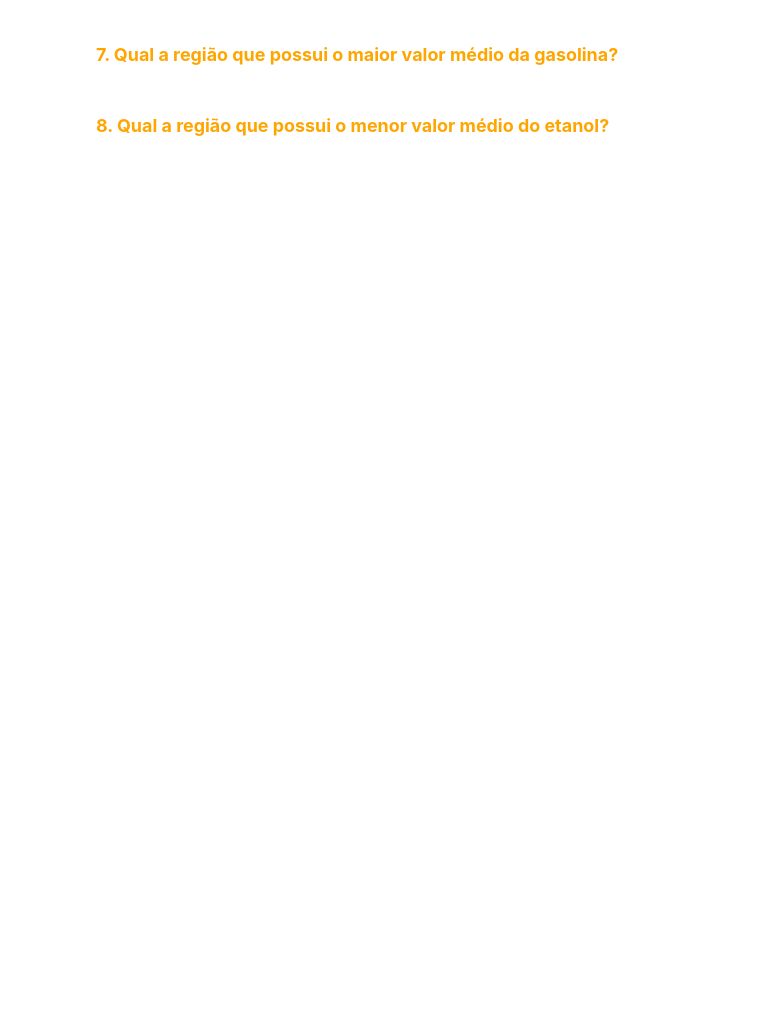
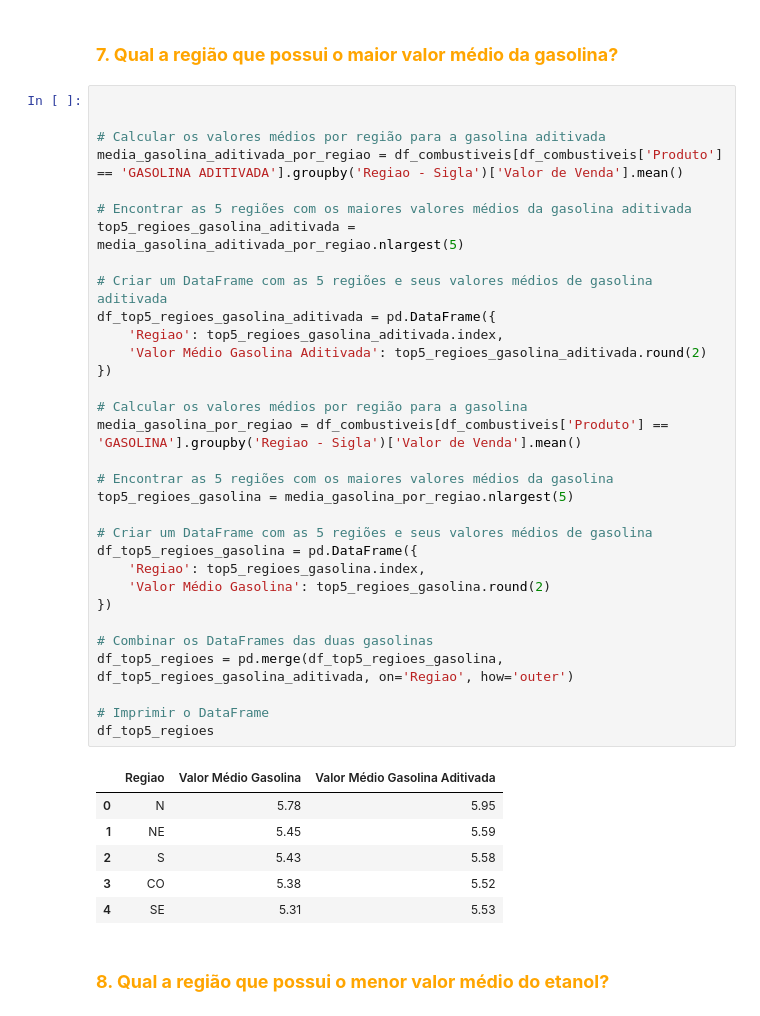
Before and after one commit to gideoni-santos/projeto-squad5-m4, a Jupyter notebook: Analise_combustiveis.ipynb, the cells around one changed output. Cells and saved outputs as stored; diff of their text form; blank space fills up the shorter version.

Commit message:
Update Analise_combustiveis.ipynb
Resposta das perguntas : 5,6,7,8

```diff
--- a/Analise_combustiveis.ipynb
+++ b/Analise_combustiveis.ipynb
@@ -916,4 +962,43 @@ Como podemos observar no DataFrame e visualmente no gráfico acima, temos a méd
 # %% [markdown]
 ###  <font color = orange>**7. Qual a região que possui o maior valor médio da gasolina?**
+# %%
+
+
+# Calcular os valores médios por região para a gasolina aditivada
+media_gasolina_aditivada_por_regiao = df_combustiveis[df_combustiveis['Produto'] == 'GASOLINA ADITIVADA'].groupby('Regiao - Sigla')['Valor de Venda'].mean()
+
+# Encontrar as 5 regiões com os maiores valores médios da gasolina aditivada
+top5_regioes_gasolina_aditivada = media_gasolina_aditivada_por_regiao.nlargest(5)
+
+# Criar um DataFrame com as 5 regiões e seus valores médios de gasolina aditivada
+df_top5_regioes_gasolina_aditivada = pd.DataFrame({
+    'Regiao': top5_regioes_gasolina_aditivada.index,
+    'Valor Médio Gasolina Aditivada': top5_regioes_gasolina_aditivada.round(2)
+})
+
+# Calcular os valores médios por região para a gasolina
+media_gasolina_por_regiao = df_combustiveis[df_combustiveis['Produto'] == 'GASOLINA'].groupby('Regiao - Sigla')['Valor de Venda'].mean()
+
+# Encontrar as 5 regiões com os maiores valores médios da gasolina
+top5_regioes_gasolina = media_gasolina_por_regiao.nlargest(5)
+
+# Criar um DataFrame com as 5 regiões e seus valores médios de gasolina
+df_top5_regioes_gasolina = pd.DataFrame({
+    'Regiao': top5_regioes_gasolina.index,
+    'Valor Médio Gasolina': top5_regioes_gasolina.round(2)
+})
+
+# Combinar os DataFrames das duas gasolinas
+df_top5_regioes = pd.merge(df_top5_regioes_gasolina, df_top5_regioes_gasolina_aditivada, on='Regiao', how='outer')
+
+# Imprimir o DataFrame
+df_top5_regioes
+# %% [output]
+|  | Regiao | Valor Médio Gasolina | Valor Médio Gasolina Aditivada |
+| 0 | N | 5.78 | 5.95 |
+| 1 | NE | 5.45 | 5.59 |
+| 2 | S | 5.43 | 5.58 |
+| 3 | CO | 5.38 | 5.52 |
+| 4 | SE | 5.31 | 5.53 |
 # %% [markdown]
 ### <font color = orange>**8. Qual a região que possui o menor valor médio do etanol?**
```
Also changed, not shown: parts of 7 cells of this notebook.
